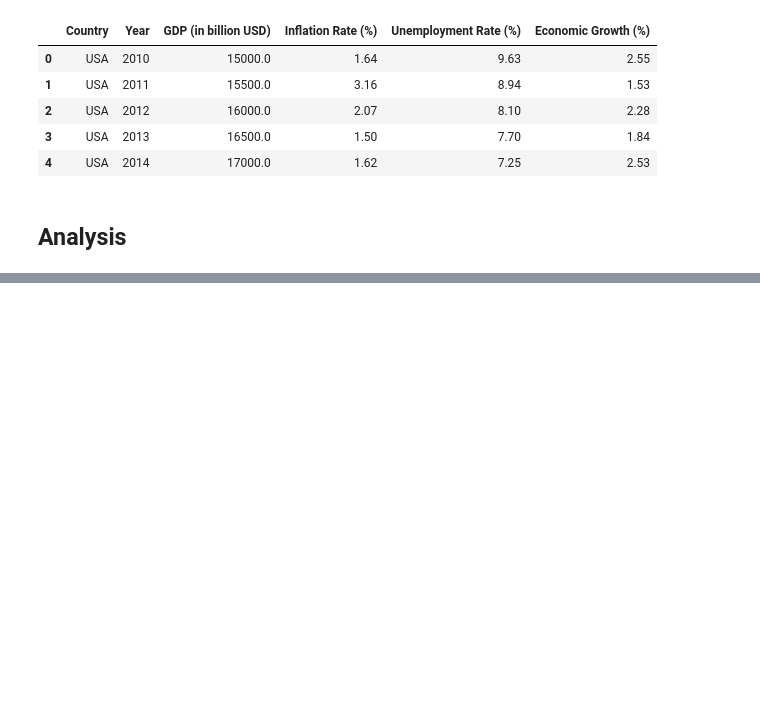
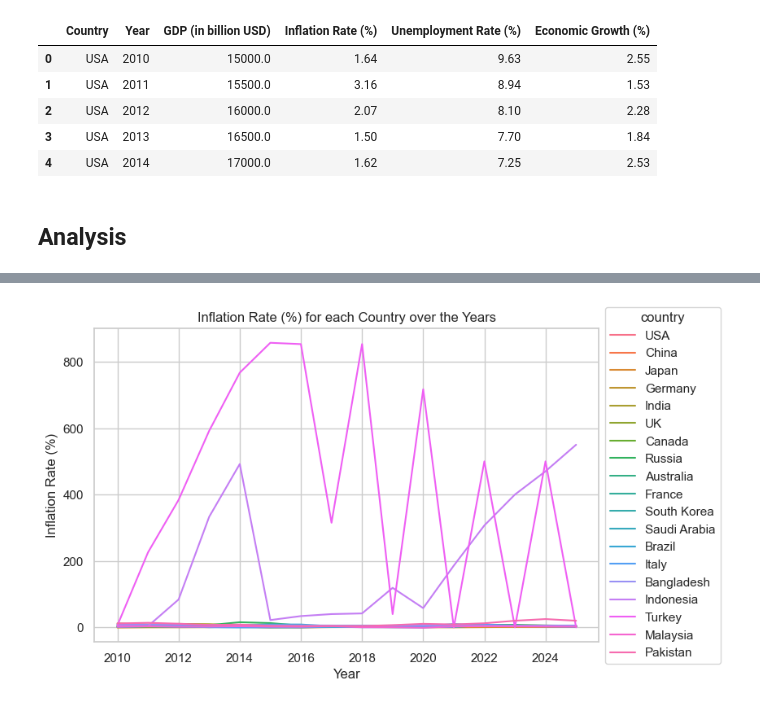
Before and after one commit to eric-kaufmann/economic-values, a Jupyter notebook: analysis.ipynb, the cells around one changed output, grey strips where cells are left out. Cells and saved outputs as stored; diff of their text form; code cells hidden in the pictures; blank space fills up the shorter version.

Commit message:
visualize single values for each country

```diff
--- a/analysis.ipynb
+++ b/analysis.ipynb
@@ -97,0 +98,18 @@ plt.show()
+# %%
+import matplotlib.pyplot as plt
+import seaborn as sns
+
+fig, ax = plt.subplots(figsize=(10, 5))
+
+sns.set_theme(style="whitegrid", palette="pastel")
+
+sns.lineplot(data=df, x="Year", y="Inflation Rate (%)", hue="Country")
+
+box = ax.get_position()
+ax.set_position([box.x0, box.y0, box.width * 0.8, box.height])
+
+ax.legend(title="country", loc='center left', bbox_to_anchor=(1, 0.5))
+plt.title("Inflation Rate (%) for each Country over the Years")
+plt.show()
+# %% [output]
+[figure, added]
```
Also changed, not shown: parts of 3 cells of this notebook.
